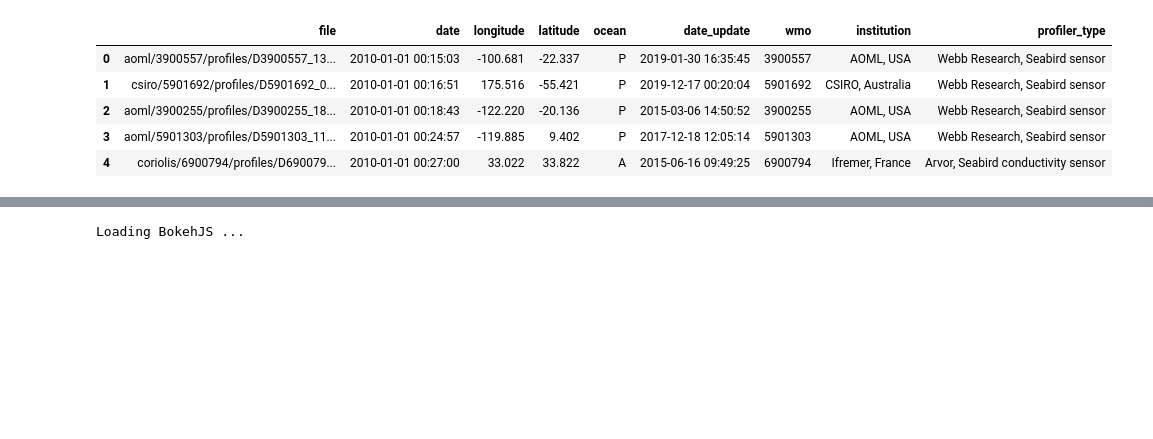
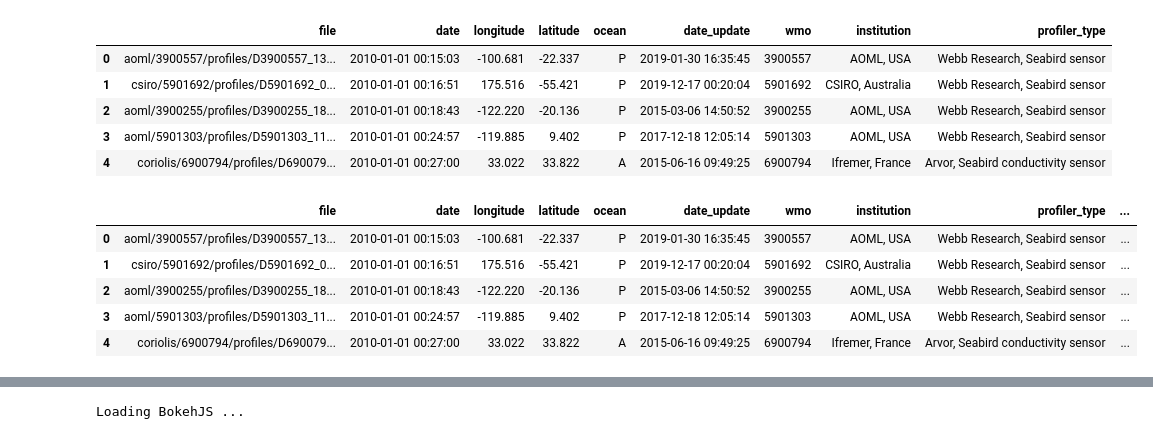
Before and after one commit to quai20/DataViz, a Jupyter notebook: argopy_monthly_dist.ipynb, the cells around one changed output, grey strips where cells are left out. Cells and saved outputs as stored; diff of their text form; code cells hidden in the pictures; blank space fills up the shorter version.

```diff
--- a/argopy_monthly_dist.ipynb
+++ b/argopy_monthly_dist.ipynb
@@ -13,4 +13,19 @@ df.head()
 | 2 | aoml/3900255/profiles/D3900255_18... | 2010-01-01 00:18:43 | -122.220 | -20.136 | P | 2015-03-06 14:50:52 | 3900255 | AOML, USA | Webb Research, Seabird sensor |
 | 3 | aoml/5901303/profiles/D5901303_11... | 2010-01-01 00:24:57 | -119.885 | 9.402 | P | 2017-12-18 12:05:14 | 5901303 | AOML, USA | Webb Research, Seabird sensor |
 | 4 | coriolis/6900794/profiles/D690079... | 2010-01-01 00:27:00 | 33.022 | 33.822 | A | 2015-06-16 09:49:25 | 6900794 | Ifremer, France | Arvor, Seabird conductivity sensor |
+# %%
+#extract cycle
+import re
+df['cycle']=df.file.apply(lambda x: int(re.split(r'[.D]',re.split('_',x)[1])[0]))
+#extract months
+months=pd.to_datetime(df.date.values).month
+df['month']=months
+df.head()
+# %% [output]
+|  | file | date | longitude | latitude | ocean | date_update | wmo | institution | profiler_type | ... |
+| 0 | aoml/3900557/profiles/D3900557_13... | 2010-01-01 00:15:03 | -100.681 | -22.337 | P | 2019-01-30 16:35:45 | 3900557 | AOML, USA | Webb Research, Seabird sensor | ... |
+| 1 | csiro/5901692/profiles/D5901692_0... | 2010-01-01 00:16:51 | 175.516 | -55.421 | P | 2019-12-17 00:20:04 | 5901692 | CSIRO, Australia | Webb Research, Seabird sensor | ... |
+| 2 | aoml/3900255/profiles/D3900255_18... | 2010-01-01 00:18:43 | -122.220 | -20.136 | P | 2015-03-06 14:50:52 | 3900255 | AOML, USA | Webb Research, Seabird sensor | ... |
+| 3 | aoml/5901303/profiles/D5901303_11... | 2010-01-01 00:24:57 | -119.885 | 9.402 | P | 2017-12-18 12:05:14 | 5901303 | AOML, USA | Webb Research, Seabird sensor | ... |
+| 4 | coriolis/6900794/profiles/D690079... | 2010-01-01 00:27:00 | 33.022 | 33.822 | A | 2015-06-16 09:49:25 | 6900794 | Ifremer, France | Arvor, Seabird conductivity sensor | ... |
 # %%
```
Also changed, not shown: parts of 5 cells of this notebook.
